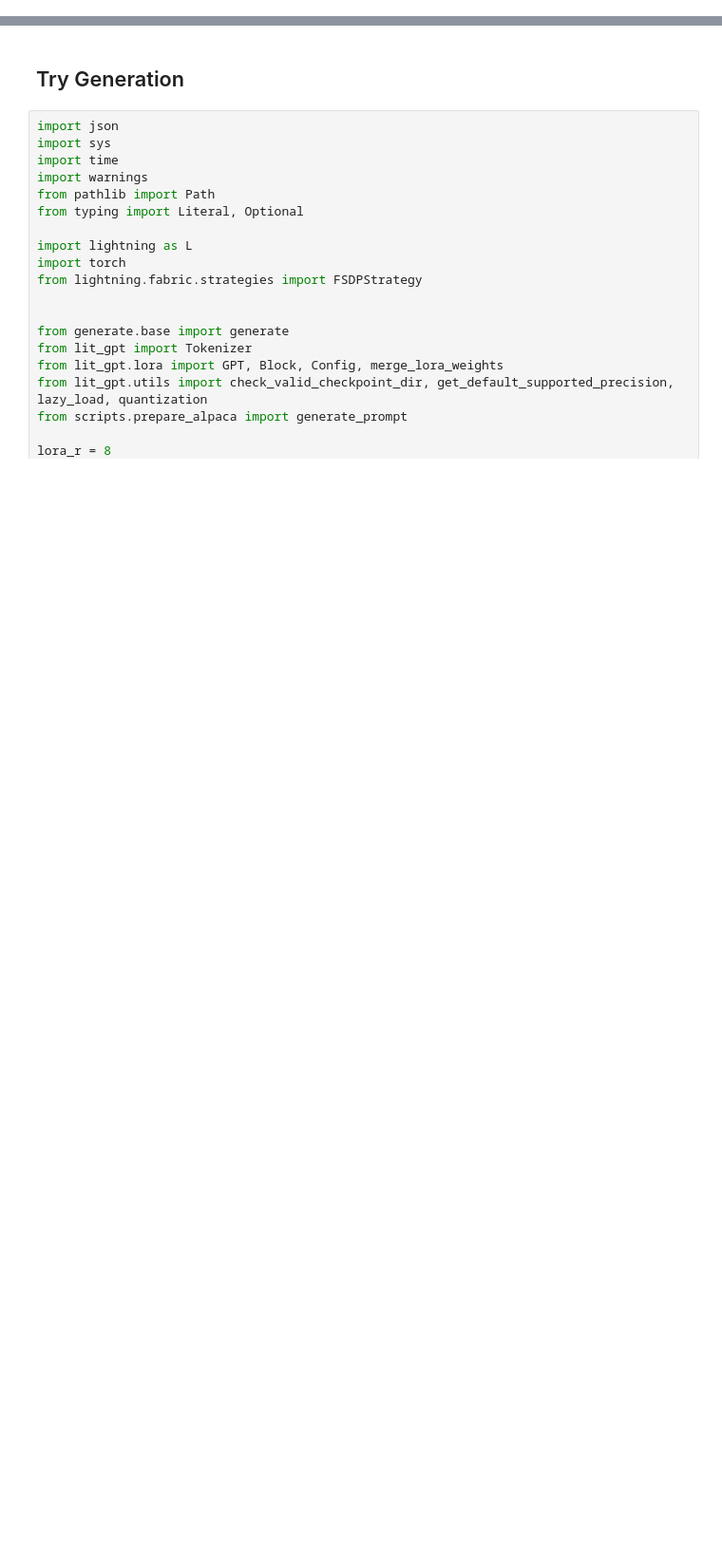
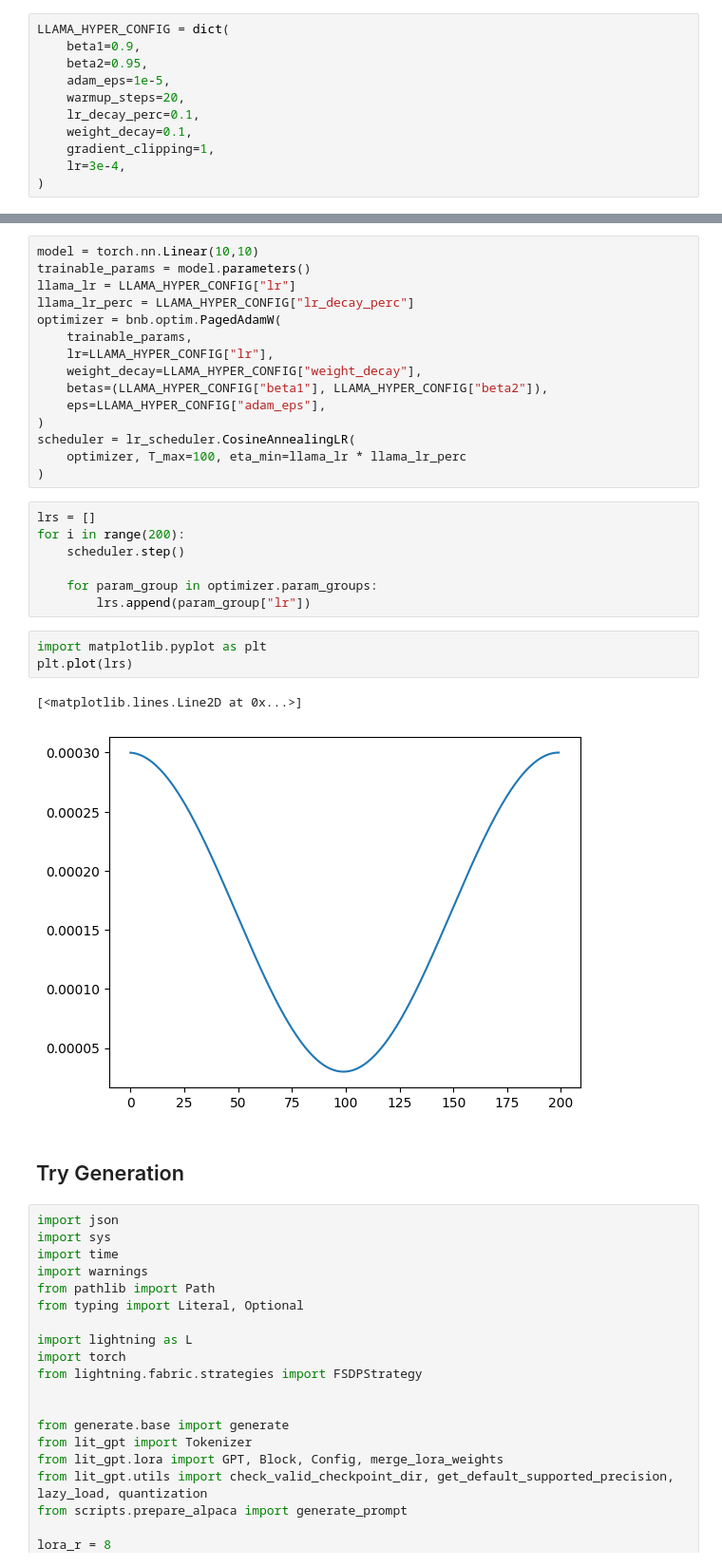
Before and after one commit to Intellico-ai/lit-gpt, a Jupyter notebook: try_sql_dataset.ipynb, the cells around one changed output, grey strips where cells are left out. Shown at 95% size. Drawn from its saved outputs; the diff is of its cells as text; blank space fills up the shorter version.

```diff
--- a/try_sql_dataset.ipynb
+++ b/try_sql_dataset.ipynb
@@ -0,0 +3,11 @@
+# %%
+LLAMA_HYPER_CONFIG = dict(
+    beta1=0.9,
+    beta2=0.95,
+    adam_eps=1e-5,
+    warmup_steps=20,
+    lr_decay_perc=0.1,
+    weight_decay=0.1,
+    gradient_clipping=1,
+    lr=3e-4,
+)
@@ -1,3 +18,31 @@
+# %%
+model = torch.nn.Linear(10,10)
+trainable_params = model.parameters()
+llama_lr = LLAMA_HYPER_CONFIG["lr"]
+llama_lr_perc = LLAMA_HYPER_CONFIG["lr_decay_perc"]
+optimizer = bnb.optim.PagedAdamW(
+    trainable_params,
+    lr=LLAMA_HYPER_CONFIG["lr"],
+    weight_decay=LLAMA_HYPER_CONFIG["weight_decay"],
+    betas=(LLAMA_HYPER_CONFIG["beta1"], LLAMA_HYPER_CONFIG["beta2"]),
+    eps=LLAMA_HYPER_CONFIG["adam_eps"],
+)
+scheduler = lr_scheduler.CosineAnnealingLR(
+    optimizer, T_max=100, eta_min=llama_lr * llama_lr_perc
+)
+# %%
+lrs = []
+for i in range(200):
+    scheduler.step()
+
+    for param_group in optimizer.param_groups:
+        lrs.append(param_group["lr"])
+# %%
+import matplotlib.pyplot as plt
+plt.plot(lrs)
+# %% [output]
+[<matplotlib.lines.Line2D at 0x...>]
+[figure, added]
 # %% [markdown]
 ## Try Generation
 # %%
```
Also changed, not shown: parts of 2 cells of this notebook, 6 other files.
